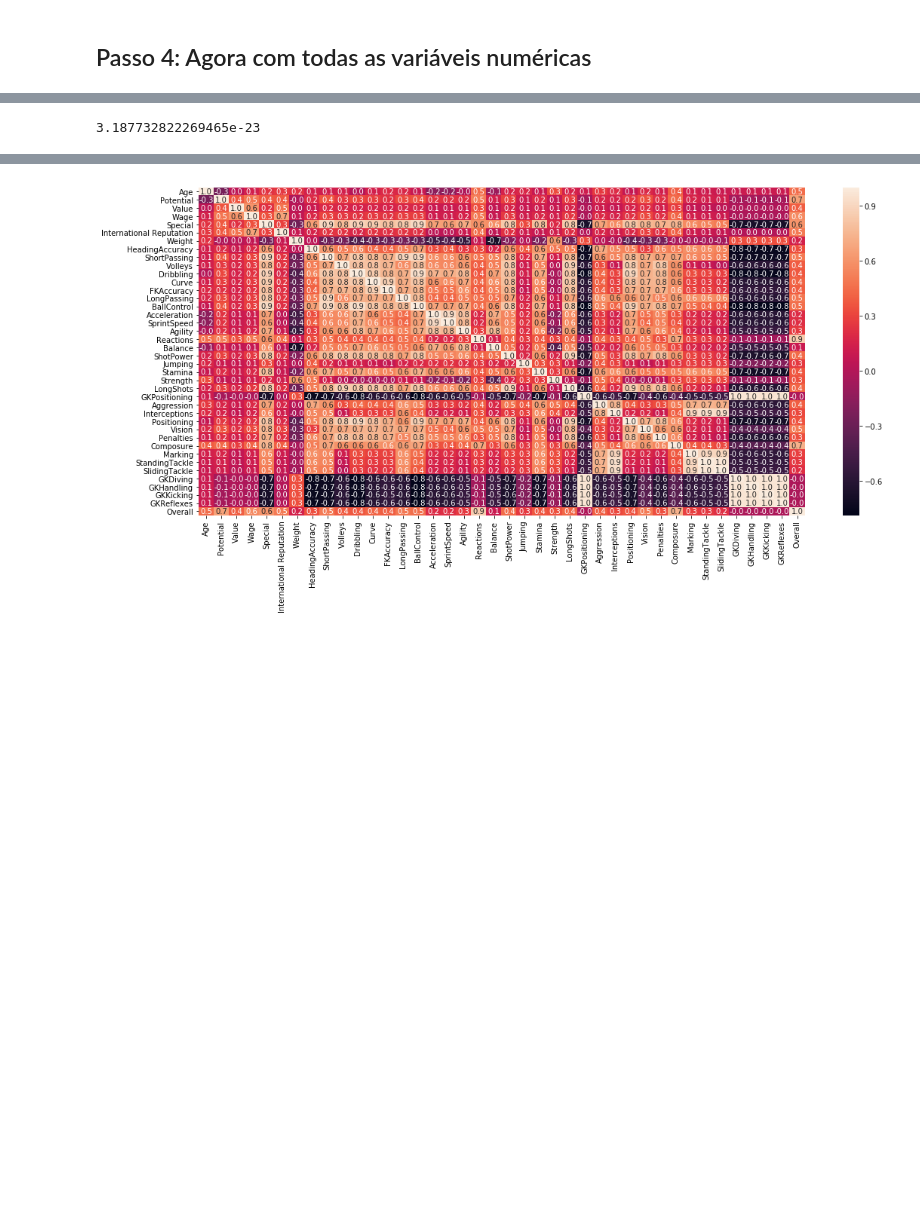
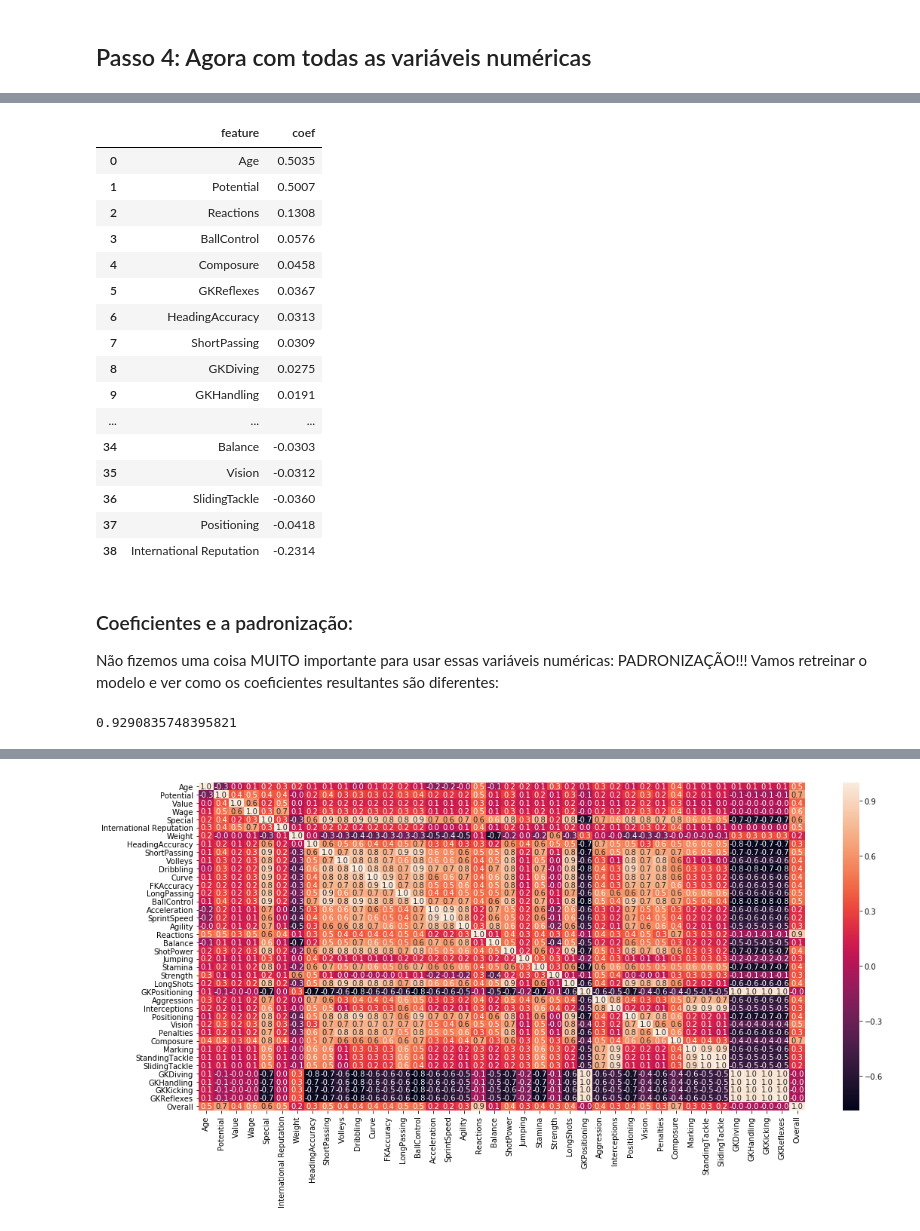
Before and after one commit to thaisneubauer/FIAP-2TIN, a Jupyter notebook: 03-RegressaoLinear/notebooks/RegressaoLinear.ipynb, the cells around one changed output, grey strips where cells are left out. Saved outputs shown, nothing was run; the diff lists cells and outputs as text; code cells hidden in the pictures; blank space fills up the shorter version.

Commit message:
Add 03-RegressaoLinear versao atualizada, gabaritro e exercicios extras

```diff
--- a/03-RegressaoLinear/notebooks/RegressaoLinear.ipynb
+++ b/03-RegressaoLinear/notebooks/RegressaoLinear.ipynb
@@ -33,6 +55,7 @@ data['Wage'] = convert_currency(data.Wage)
 data['Weight'] = data.Weight.str.rstrip('lbs').astype('float')
 
 #Filtrando variáveis numéricas
+#PS: escolha decorrente de um processo CONSCIENTE de Análise Exploratória!!!
 data_numeric = data[['Age', 'Potential', 'Value', 'Wage', 'Special', 'International Reputation', 'Weight',
                'HeadingAccuracy', 'ShortPassing', 'Volleys', 'Dribbling', 'Curve', 'FKAccuracy',
                 'LongPassing', 'BallControl', 'Acceleration', 'SprintSpeed', 'Agility', 'Reactions',
@@ -40,6 +63,10 @@ data_numeric = data[['Age', 'Potential', 'Value', 'Wage', 'Special', 'Internatio
                 'Aggression', 'Interceptions', 'Positioning', 'Vision', 'Penalties','Composure',
                 'Marking', 'StandingTackle', 'SlidingTackle', 'GKDiving', 'GKHandling',
                 'GKKicking','GKReflexes', 'Overall']]
+
+#Excluindo desse meu conjunto de variáveis selecionadas as linhas que tem algum valor nulo
+#PS: aqui decidi excluir porque sei que não são muitos os casos, então não vou perder muito dado
+data_numeric = data_numeric.dropna()
 # %%
 data_numeric.head(5)
 # %% [output]
@@ -75,4 +102,6 @@ x = data_numeric.Value.values
 y = data_numeric.Overall.values
 
 # Dividindo dados para treino e dados para teste
-x_train, x_test, y_train, y_test = train_test_split(x, y, test_size = 0.3, random_state = 42)
+x_train, x_test, y_train, y_test = train_test_split(x, y,
+                                                    test_size = 0.3,
+                                                    random_state = 42)
@@ -145,16 +246,52 @@ x = data_numeric.Weight.fillna(data_numeric.Weight.mean()).values
+# %%
+(pd.DataFrame({'feature': data_numeric.columns[:-1],
+               'coef': model.coef_.round(4)})
+  .sort_values(by='coef', ascending = False)
+  .reset_index(drop = True))
+# %% [output]
+|  | feature | coef |
+| 0 | Age | 0.5035 |
+| 1 | Potential | 0.5007 |
+| 2 | Reactions | 0.1308 |
+| 3 | BallControl | 0.0576 |
+| 4 | Composure | 0.0458 |
+| 5 | GKReflexes | 0.0367 |
+| 6 | HeadingAccuracy | 0.0313 |
+| 7 | ShortPassing | 0.0309 |
+| 8 | GKDiving | 0.0275 |
+| 9 | GKHandling | 0.0191 |
+| ... | ... | ... |
+| 34 | Balance | -0.0303 |
+| 35 | Vision | -0.0312 |
+| 36 | SlidingTackle | -0.0360 |
+| 37 | Positioning | -0.0418 |
+| 38 | International Reputation | -0.2314 |
+# %% [markdown]
+### Coeficientes e a padronização:
+Não fizemos uma coisa MUITO importante para usar essas variáveis numéricas: PADRONIZAÇÃO!!!
+Vamos retreinar o modelo e ver como os coeficientes resultantes são diferentes:
 # %%
-x = data_numeric.fillna(data_numeric.mean()).values
+from sklearn.preprocessing import StandardScaler
+
+x = data_numeric.drop(columns=['Overall'])
+y = data_numeric.Overall.values
 
 # Dividindo dados para treino e dados para teste
 x_train, x_test, y_train, y_test = train_test_split(x, y, test_size = 0.3, random_state = 42)
 
+# Agora, vamos usar os dados de treinamento para treinar o padronizador e depois aplicar
+# esse padronizador tanto no conjunto de características de treino quanto no conjunto de teste.
+scaler = StandardScaler().fit(x_train)
+x_train_scaled = scaler.transform(x_train)
+x_test_scaled = scaler.transform(x_test)
+
 # Treinando o modelo
-model = LinearRegression().fit(x_train, y_train)
+model = LinearRegression(normalize = True).fit(x_train_scaled, y_train)
 
 # Fazendo as previsões
-y_pred = model.predict(x_test)
+y_pred = model.predict(x_test_scaled)
 
 # Avaliando o modelo
-mean_squared_error(y_test, y_pred)
+r2_score(y_test, y_pred)
 # %% [output]
-3.187732822269465e-23
+0.9290835748395821
```
Also changed, not shown: parts of 29 cells of this notebook, 10 other files.
